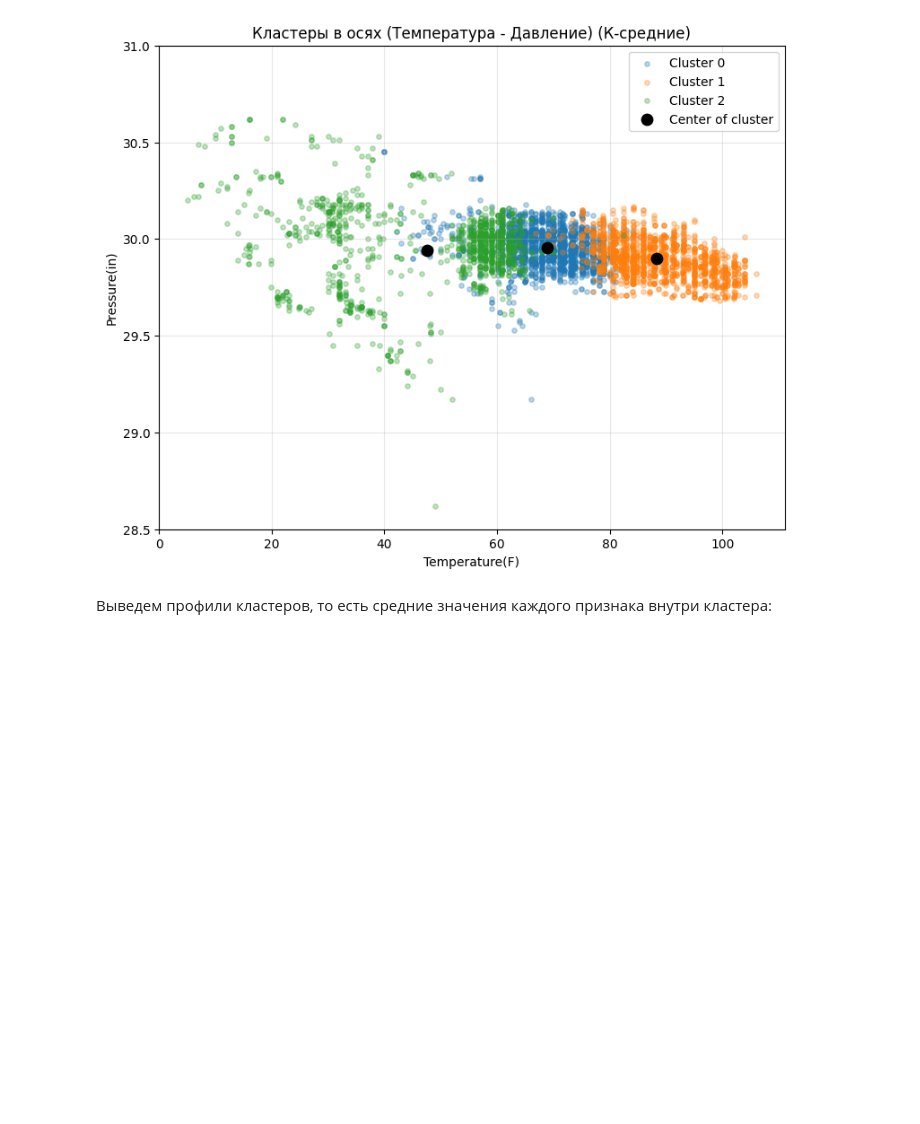
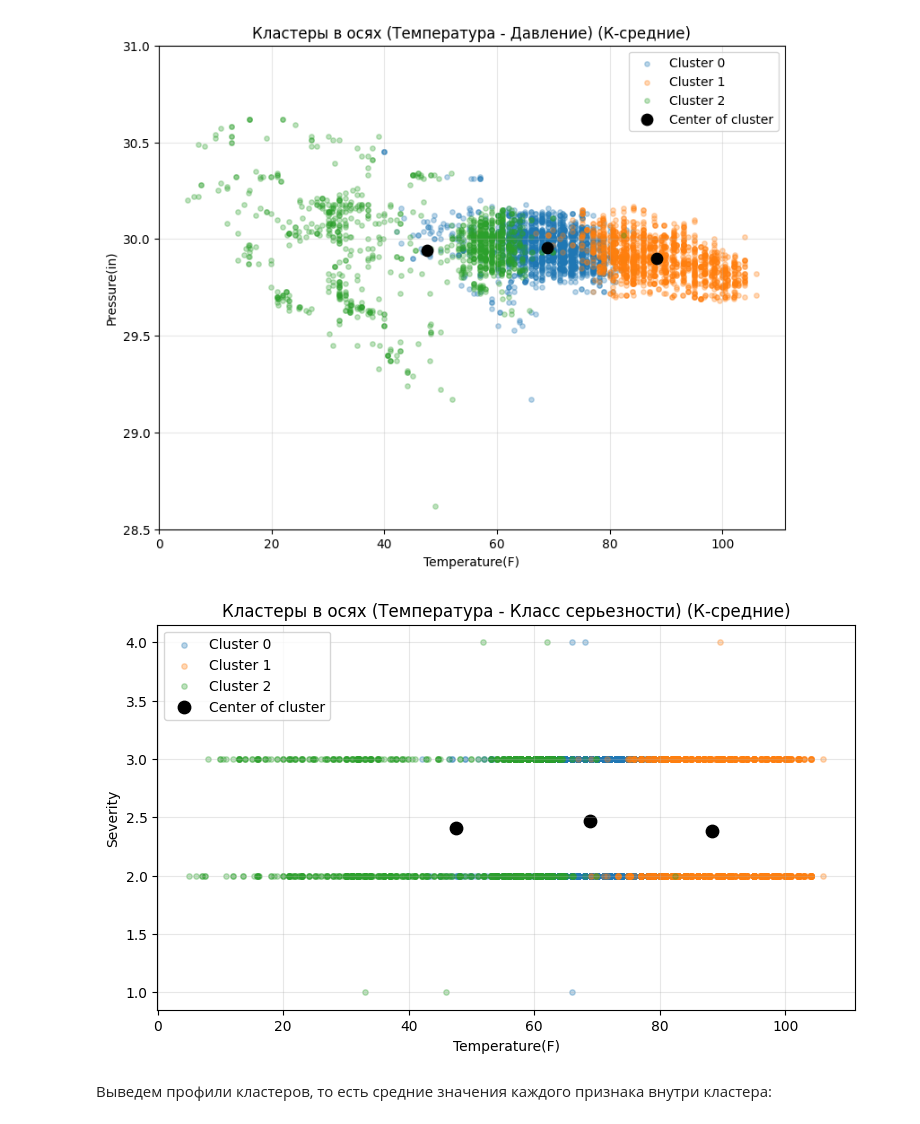
Before and after one commit to DJARTUR25/Introduction-in-Data-Science, a Jupyter notebook: Практика 6/Евсеев, №6.ipynb, the cells around one changed output. Saved outputs shown, nothing was run; the diff lists cells and outputs as text; code cells hidden in the pictures; blank space fills up the shorter version.

```diff
--- a/Практика 6/Евсеев, №6.ipynb
+++ b/Практика 6/Евсеев, №6.ipynb
@@ -297,6 +308,22 @@ plt.grid(alpha = 0.3)
 plt.show()
 # %% [output]
 [figure]
+# %%
+plt.figure(figsize = (9,5))
+for c in range(num_of_clust_1a):
+    sub = data_1a[data_1a['Cluster'] == c]
+    plt.scatter(sub['Temperature(F)'], sub['Severity'], alpha=0.3, s = 15, label=f'Cluster {c}')
+
+center = data_1a.groupby('Cluster')[['Temperature(F)', 'Severity']].mean()
+plt.scatter(center['Temperature(F)'], center['Severity'], s = 80, color = 'black', label = 'Center of cluster')
+plt.xlabel('Temperature(F)')
+plt.ylabel('Severity')
+plt.title("Кластеры в осях (Температура - Класс серьезности) (К-средние)")
+plt.legend()
+plt.grid(alpha = 0.3)
+plt.show()
+# %% [output]
+[figure, added]
 # %% [markdown]
 Выведем профили кластеров, то есть средние значения каждого признака внутри кластера:
 # %%
```
Also changed, not shown: parts of 12 cells of this notebook.
